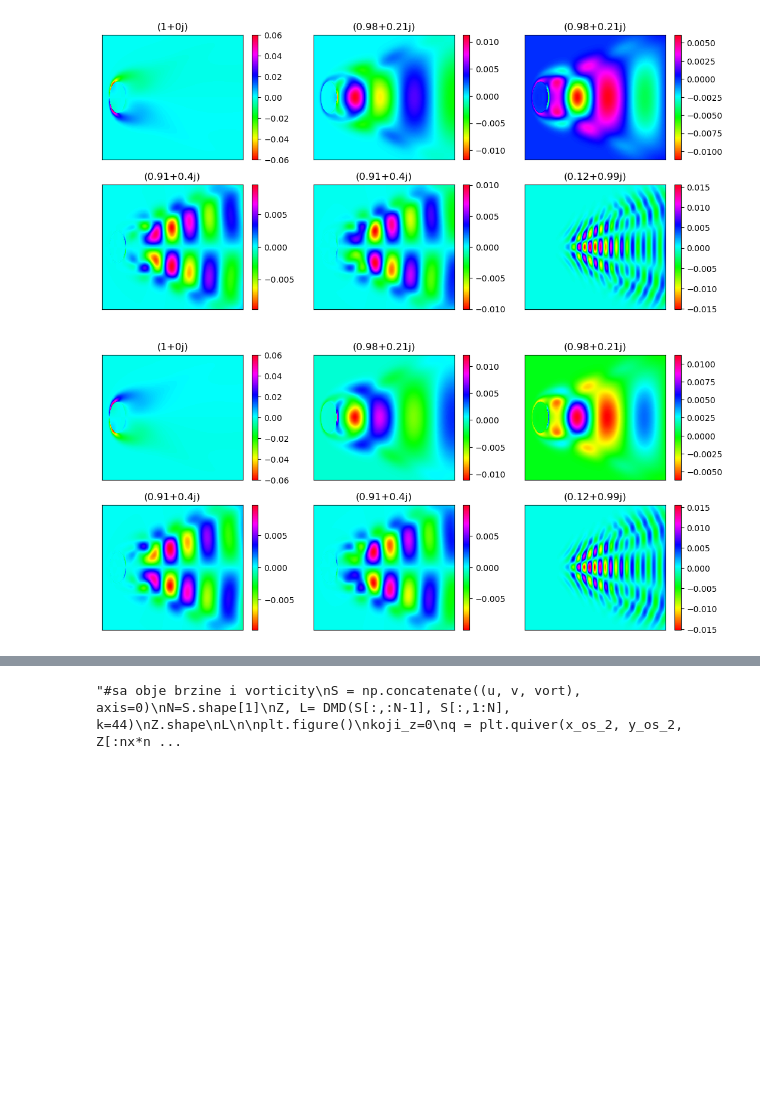
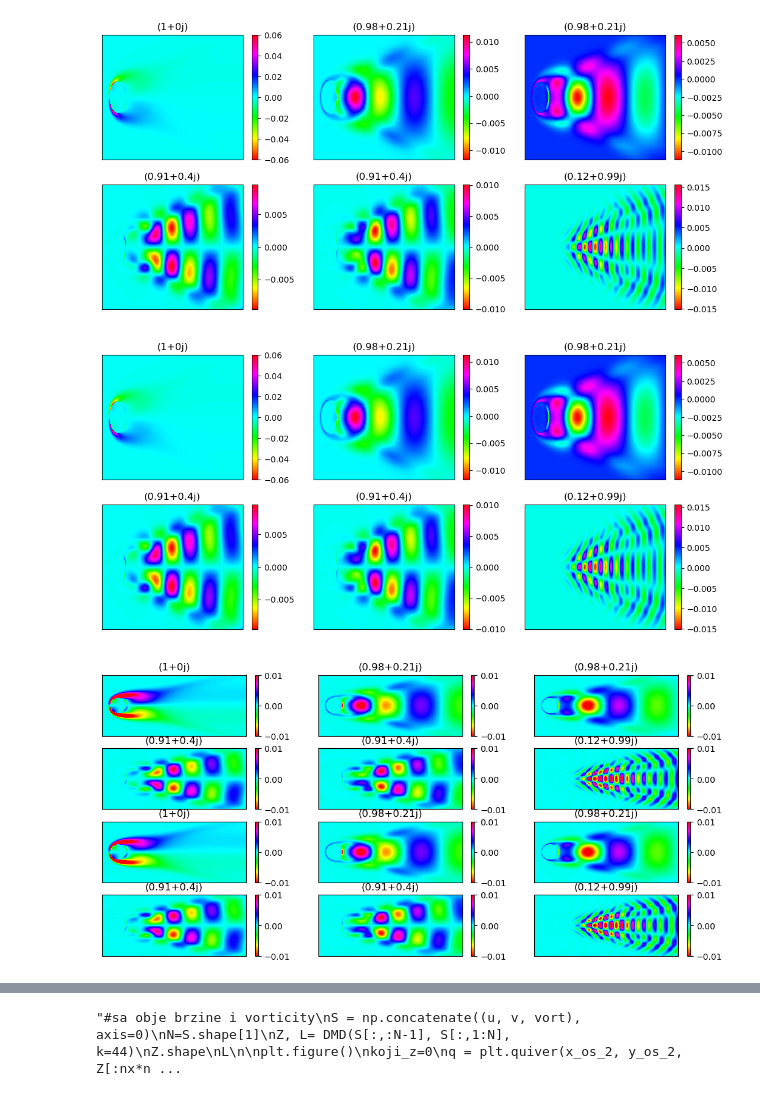
Before and after one commit to ela-d/DMD, a Jupyter notebook: Vorticity_example.ipynb, the cells around one changed output, grey strips where cells are left out. Saved outputs shown, nothing was run; the diff lists cells and outputs as text; code cells hidden in the pictures; blank space fills up the shorter version.

```diff
--- a/Vorticity_example.ipynb
+++ b/Vorticity_example.ipynb
@@ -106,7 +110,7 @@ plt.show()
 # %% [output]
 [figure]
 # %%
-Z_v_qr, L_v_qr, _, _, _= GEDMDQ(vort[:,:N], vort[:,1:N+1], k=44)
+Z_v_qr, L_v_qr, _, Q, R= GEDMDQ(vort, k=44)
 #print(L_v)
 fig, axs = plt.subplots(2, 3, figsize=(13, 6))
 koji_z=[0, 1, 1, 3, 3, 13]
@@ -121,4 +125,42 @@ for i in range(6):
     axs[i//3, i%3].set_title(np.around(L_v_qr[koji_z[i]],2))
 plt.show()
 # %% [output]
-[figure, old version]
+[figure, new version]
+# %%
+N_poc=100
+
+_,_, _, Q, R= GEDMDQ(vort[:,:N_poc], k=44)
+
+Z_1, L_1, _,Q,R = DMD_added_snap(vort[:,:N_poc], vort[:,N_poc:N_poc+5], Q, R, k=44)
+#ako ovdje (gore) ne dam k parametar, u ovoj fji ulazi u GEDMD gdje će odrediti najbolji k nekom od metoda..
+#bez k, uzme novi k = 104.. pa L_1 i L_odmah imaju razlicite dimenzije..
+
+Z_odmah, L_odmah, _,_,_ = GEDMDQ(vort[:,:N_poc+5], k=44)
+
+fig, axs = plt.subplots(4, 3, figsize=(13, 6))
+koji_z=[0, 1, 1, 3, 3, 13]
+#koji_z=[14, 16,16, 19, 19, 20]
+#koji_z = [35, 37, 37, 40, 40, 43]
+for i in range(6):
+    if(i not in [2,4]):
+        c=axs[i//3,i%3].pcolormesh(x_os[:-1], y_os[:-1], np.real(Z_1[:,koji_z[i]]).reshape((-1,199)).T, cmap='hsv', vmin=-0.01, vmax=0.01)
+    else:
+        c=axs[i//3,i%3].pcolormesh(x_os[:-1], y_os[:-1], np.imag(Z_1[:,koji_z[i]]).reshape((-1,199)).T, cmap='hsv', vmin=-0.01, vmax=0.01)
+    plt.colorbar(c, ax=axs[i//3, i%3], orientation='vertical')
+    axs[i//3,i%3].set_xticks([])
+    axs[i//3,i%3].set_yticks([])
+    axs[i//3, i%3].set_title(np.around(L_1[koji_z[i]],2))
+for i in range(6,12):
+    if(i not in [8,10]):
+        c=axs[i//3,i%3].pcolormesh(x_os[:-1], y_os[:-1], np.real(Z_odmah[:,koji_z[i-6]]).reshape((-1,199)).T, cmap='hsv', vmin=-0.01, vmax=0.01)
+    else:
+        c=axs[i//3,i%3].pcolormesh(x_os[:-1], y_os[:-1], np.imag(Z_odmah[:,koji_z[i-6]]).reshape((-1,199)).T, cmap='hsv', vmin=-0.01, vmax=0.01)
+    plt.colorbar(c, ax=axs[i//3, i%3], orientation='vertical')
+    axs[i//3,i%3].set_xticks([])
+    axs[i//3,i%3].set_yticks([])
+    axs[i//3, i%3].set_title(np.around(L_odmah[koji_z[i-6]],2))
+plt.show()
+
+##dodavanje radi
+# %% [output]
+[figure, added]
```
Also changed, not shown: parts of 3 cells of this notebook, 1 other file.
